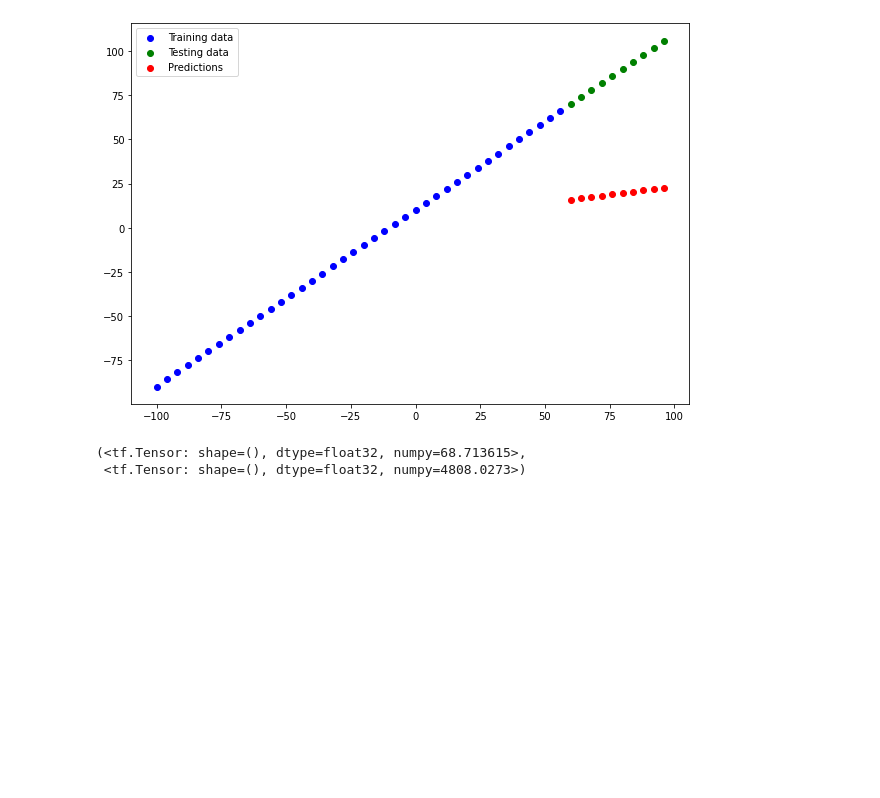
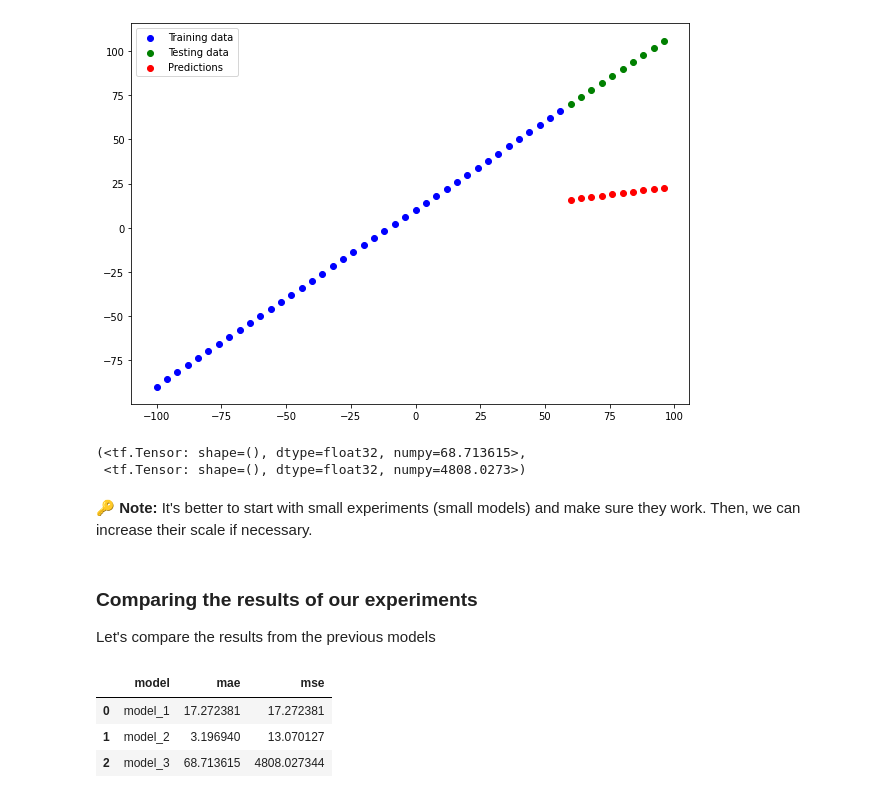
Before and after one commit to fabiodemo/Tensorflow-Developer-Certificate, a Jupyter notebook: Neural Network Regression/01_neural_network_regression.ipynb, the cells around one changed output. Cells and saved outputs as stored; diff of their text form; code cells hidden in the pictures; blank space fills up the shorter version.

Commit message:
Comparing and tracking TensorFlow experiments

```diff
--- a/Neural Network Regression/01_neural_network_regression.ipynb
+++ b/Neural Network Regression/01_neural_network_regression.ipynb
@@ -966,3 +966,28 @@ mae_3, mse_3
 # %% [output]
 (<tf.Tensor: shape=(), dtype=float32, numpy=68.713615>,
  <tf.Tensor: shape=(), dtype=float32, numpy=4808.0273>)
+# %% [markdown]
+🔑 **Note:** It's better to start with small experiments (small models) and make sure they work. Then, we can increase their scale if necessary.
+# %% [markdown]
+### Comparing the results of our experiments
+
+Let's compare the results from the previous models
+# %%
+# Let's compare our model's results using a pandas DataFrame
+import pandas as pd
+
+model_results = [["model_1", mae_1, mse_1],
+                  ["model_2", mae_2, mse_2],
+                  ["model_3", mae_3, mse_3]]
+
+all_results = pd.DataFrame(model_results, columns=["model", "mae", "mse"])
+# %%
+all_results.mae = all_results.mae.apply(lambda x: x.numpy())
+all_results.mse = all_results.mse.apply(lambda x: x.numpy())
+# %%
+all_results
+# %% [output]
+|  | model | mae | mse |
+| 0 | model_1 | 17.272381 | 17.272381 |
+| 1 | model_2 | 3.196940 | 13.070127 |
+| 2 | model_3 | 68.713615 | 4808.027344 |
```
Also changed, not shown: parts of 3 cells of this notebook.
